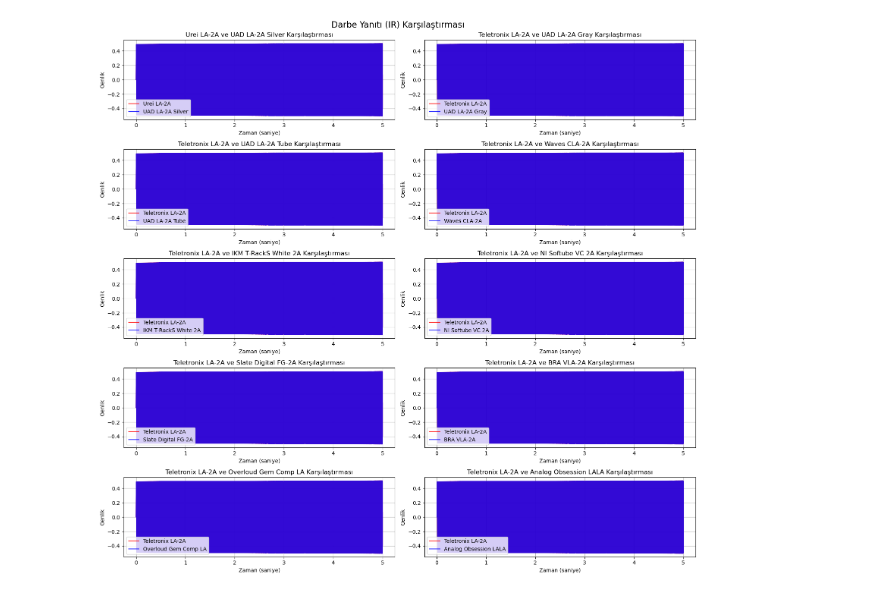
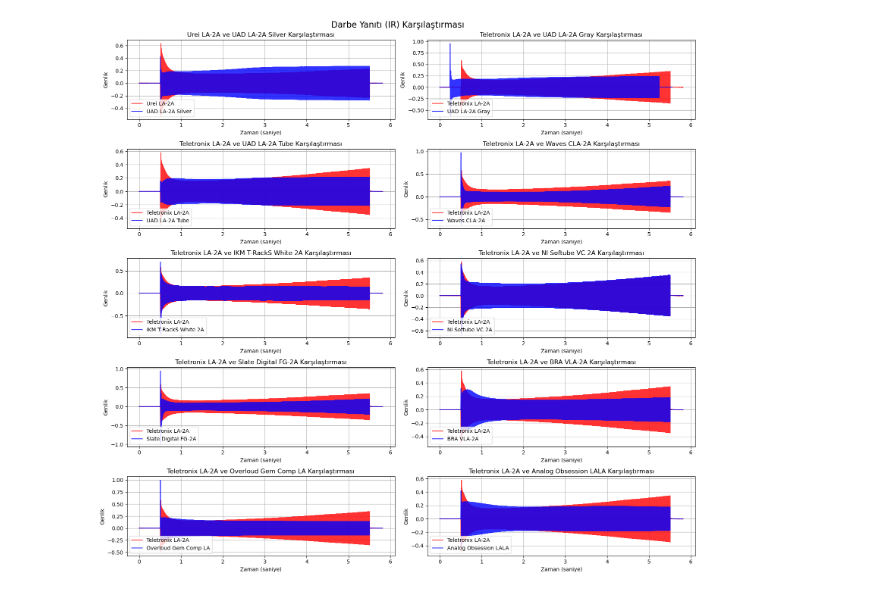
Before and after one commit to nazimerensahin/Audio-Comparison, a Jupyter notebook: Master's Thesis/Darbe Yanıtı (IR).ipynb, the cells around one changed output. Drawn from its saved outputs; the diff is of its cells as text; code cells hidden in the pictures.

```diff
--- a/Master's Thesis/Darbe Yanıtı (IR).ipynb
+++ b/Master's Thesis/Darbe Yanıtı (IR).ipynb
@@ -16,18 +16,18 @@ from scipy import signal # Python'daki SciPy kütüphanesinin signal modülünü
 
 # Ses dosyalarının yollarını bir listeye ekleme
 audio_files = [
-    "/Users/nazimerensahin/Desktop/linear_sweep_sine_5s_96khz_32bit.wav",
-    "/Users/nazimerensahin/Desktop/linear_sweep_sine_5s_96khz_32bit.wav",
-    "/Users/nazimerensahin/Desktop/linear_sweep_sine_5s_96khz_32bit.wav",
-    "/Users/nazimerensahin/Desktop/linear_sweep_sine_5s_96khz_32bit.wav",
-    "/Users/nazimerensahin/Desktop/linear_sweep_sine_5s_96khz_32bit.wav",
-    "/Users/nazimerensahin/Desktop/linear_sweep_sine_5s_96khz_32bit.wav",
-    "/Users/nazimerensahin/Desktop/linear_sweep_sine_5s_96khz_32bit.wav",
-    "/Users/nazimerensahin/Desktop/linear_sweep_sine_5s_96khz_32bit.wav",
-    "/Users/nazimerensahin/Desktop/linear_sweep_sine_5s_96khz_32bit.wav",
-    "/Users/nazimerensahin/Desktop/linear_sweep_sine_5s_96khz_32bit.wav",
-    "/Users/nazimerensahin/Desktop/linear_sweep_sine_5s_96khz_32bit.wav",
-    "/Users/nazimerensahin/Desktop/linear_sweep_sine_5s_96khz_32bit.wav",
+    "/Users/nazimerensahin/Desktop/processed/teletronix_linear_sweep_sine.wav",
+    "/Users/nazimerensahin/Desktop/processed/urei_linear_sweep_sine.wav",
+    "/Users/nazimerensahin/Desktop/processed/uad_gray_linear_sweep_sine.wav",
+    "/Users/nazimerensahin/Desktop/processed/uad_silver_linear_sweep_sine.wav",
+    "/Users/nazimerensahin/Desktop/processed/uad_tube_linear_sweep_sine.wav",
+    "/Users/nazimerensahin/Desktop/processed/waves_cla-2a_linear_sweep_sine.wav",
+    "/Users/nazimerensahin/Desktop/processed/ikm_white-2a_linear_sweep_sine.wav",
+    "/Users/nazimerensahin/Desktop/processed/ni_softube_vc-2a_linear_sweep_sine.wav",
+    "/Users/nazimerensahin/Desktop/processed/ss_fg-2a_linear_sweep_sine.wav",
+    "/Users/nazimerensahin/Desktop/processed/bra_vla-2a_linear_sweep_sine.wav",
+    "/Users/nazimerensahin/Desktop/processed/overloud_gem-comp-la_linear_sweep_sine.wav",
+    "/Users/nazimerensahin/Desktop/processed/ao_lala_linear_sweep_sine.wav",
 ]
 
 # Her dosya için açıklayıcı isimler ekleme
@@ -71,38 +71,38 @@ plot_idx = 0
 axes[plot_idx].plot(time_urei, urei, label=audio_labels[1], alpha=0.8, color="red")  # Urei kırmızı
 axes[plot_idx].plot(time_silver, uad_silver, label=audio_labels[3], alpha=0.8, color="blue")  # Silver mavi
 axes[plot_idx].set_title(f"{audio_labels[1]} ve {audio_labels[3]} Karşılaştırması")
-axes[plot_idx].set_xlabel("Zaman (saniye)")
+axes[plot_idx].set_xlabel("Zaman (saniye„)")
 axes[plot_idx].set_ylabel("Genlik")
 axes[plot_idx].legend()
 axes[plot_idx].legend(loc='lower left')  # Efsaneyi sağ üst köşeye sabitler
 axes[plot_idx].grid()
 plot_idx += 1  # Bir sonraki grafik için sayaç artırılır
 
 # Teletronix LA-2A ile diğer dosyaların karşılaştırılması (Urei ve Silver hariç)
 for idx, file in enumerate(audio_files[2:], start=2):  # İlk 2 dosya hariç
     if idx == 3:  # UAD Silver zaten karşılaştırıldı
         continue
 
     y_other, sr_other = librosa.load(file, sr=None)
     time_other = np.linspace(0, len(y_other) / sr_other, len(y_other))
 
     axes[plot_idx].plot(time_teletronix, teletronix, label=audio_labels[0], alpha=0.8, color="red")  # Teletronix kırmızı
     axes[plot_idx].plot(time_other, y_other, label=audio_labels[idx], alpha=0.8, color="blue")  # Diğer plugin mavi
     axes[plot_idx].set_title(f"{audio_labels[0]} ve {audio_labels[idx]} Karşılaştırması")
     axes[plot_idx].set_xlabel("Zaman (saniye)")
     axes[plot_idx].set_ylabel("Genlik")
     axes[plot_idx].legend()
     axes[plot_idx].legend(loc='lower left')
     axes[plot_idx].grid()
     plot_idx += 1  # Bir sonraki grafik için sayaç artırılır
 
 # Kullanılmayan alt grafiklerin gizlenmesi
 for idx in range(plot_idx, len(axes)):
     fig.delaxes(axes[idx])
 
 # Genel düzenleme ve gösterim
 plt.tight_layout(rect=[0, 0, 1, 0.97])
 plt.suptitle("Darbe Yanıtı (IR) Karşılaştırması", fontsize=16)
 plt.show()
 # %% [output]
-[figure, old version]
+[figure, new version]
```
Also changed, not shown: 3 other files.
